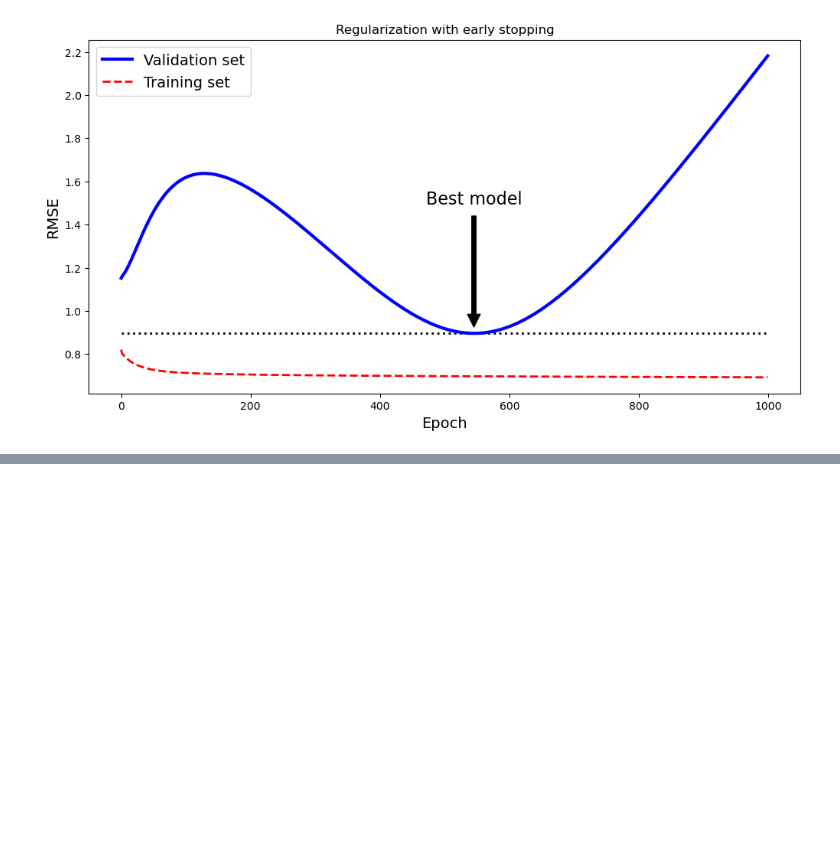
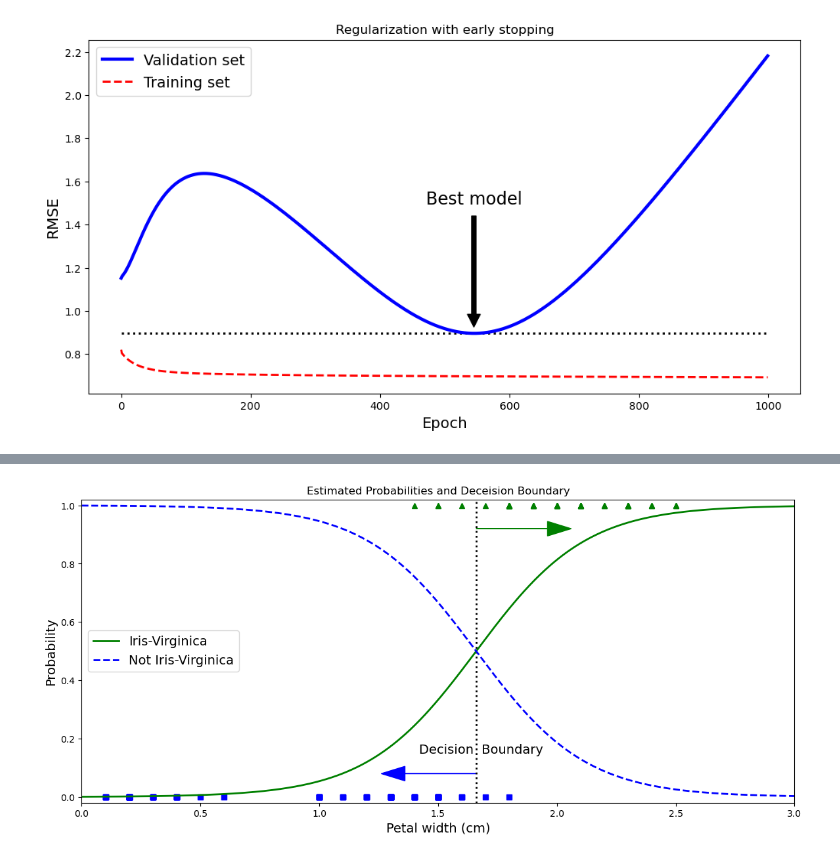
Before and after one commit to Ivan-Grigorev/Hands_On_ML, a Jupyter notebook: chapter_04.ipynb, the cells around one changed output, grey strips where cells are left out. Drawn from its saved outputs; the diff is of its cells as text; code cells hidden in the pictures; blank space fills up the shorter version.

```diff
--- a/chapter_04.ipynb
+++ b/chapter_04.ipynb
@@ -858,0 +921,6 @@ plt.show()
+# %%
+from sklearn import datasets
+
+
+iris = datasets.load_iris()
+list(iris.keys())
@@ -858,0 +956,4 @@ plt.show()
+# %%
+# Download the data
+X = iris['data'][:, 3:]  # petal width
+y = (iris['target'] == 2).astype(np.int64)  # 1 if Iris-Virginica, else 0
@@ -858,0 +962,6 @@ plt.show()
+# %%
+from sklearn.linear_model import LogisticRegression
+
+
+log_reg = LogisticRegression(random_state=42)
+log_reg.fit(X, y)
@@ -858,0 +970,68 @@ plt.show()
+# %%
+X_new = np.linspace(0, 3, 1000).reshape(-1, 1)
+y_proba = log_reg.predict_proba(X_new)
+decision_boundary = X_new[y_proba[:, 1] >= 0.5][0]
+
+plt.figure(figsize=(14, 6))
+plt.plot(
+    X[y == 0],
+    y[y == 0],
+    'bs'
+)
+plt.plot(
+    X[y == 1],
+    y[y == 1],
+    'g^'
+)
+plt.plot(
+    [decision_boundary, decision_boundary],
+    [-1, 2],
+    'k:',
+    linewidth=2
+)
+plt.plot(
+    X_new,
+    y_proba[:, 1],
+    'g-',
+    linewidth=2,
+    label='Iris-Virginica'
+)
+plt.plot(
+    X_new,
+    y_proba[:, 0],
+    'b--',
+    linewidth=2,
+    label='Not Iris-Virginica'
+)
+plt.text(
+    x=decision_boundary + 0.02,
+    y=0.15,
+    s='Decision  Boundary',
+    color='k',
+    ha='center',
+    fontsize=14,
+)
+plt.arrow(
+    x=decision_boundary[0], y=0.08,
+    dx=-0.3, dy=0,
+    head_width=0.05,
+    head_length=0.1,
+    fc='b',
+    ec='b'
+)
+plt.arrow(
+    x=decision_boundary[0], y=0.92,
+    dx=0.3, dy=0,
+    head_width=0.05,
+    head_length=0.1,
+    fc='g',
+    ec='g'
+)
+plt.xlabel("Petal width (cm)", fontsize=14)
+plt.ylabel("Probability", fontsize=14)
+plt.legend(loc="center left", fontsize=14)
+plt.axis([0, 3, -0.02, 1.02])
+plt.title('Estimated Probabilities and Deceision Boundary')
+plt.show()
+# %% [output]
+[figure, added]
```
Also changed, not shown: parts of 37 cells of this notebook.
